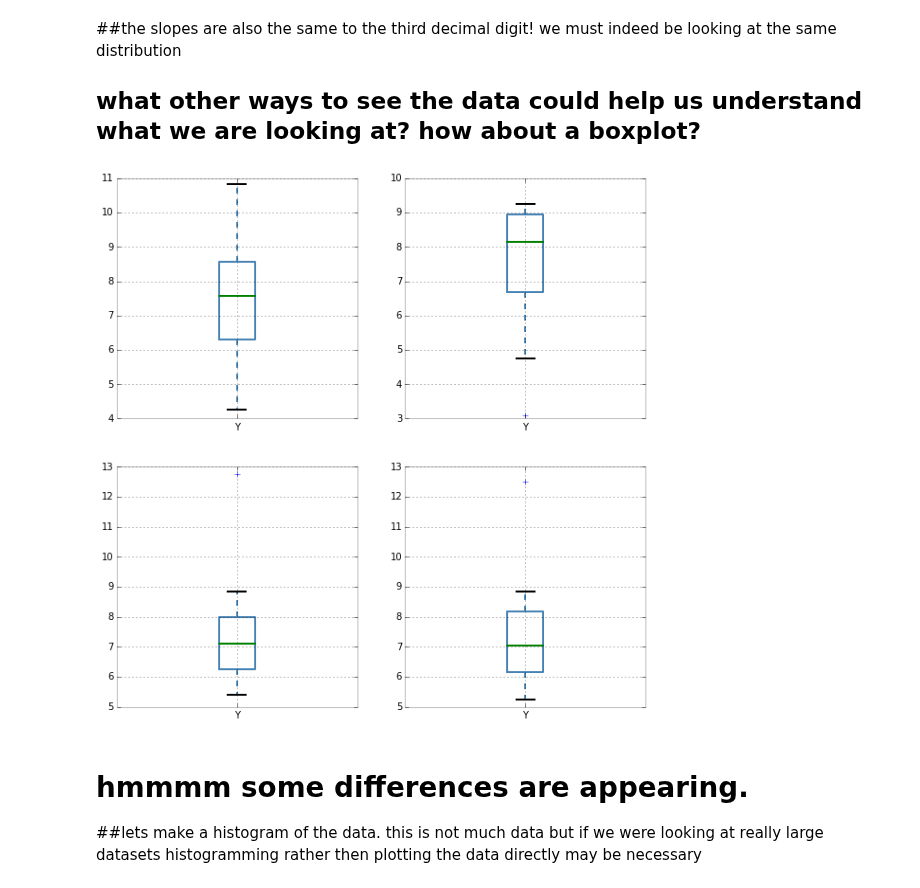
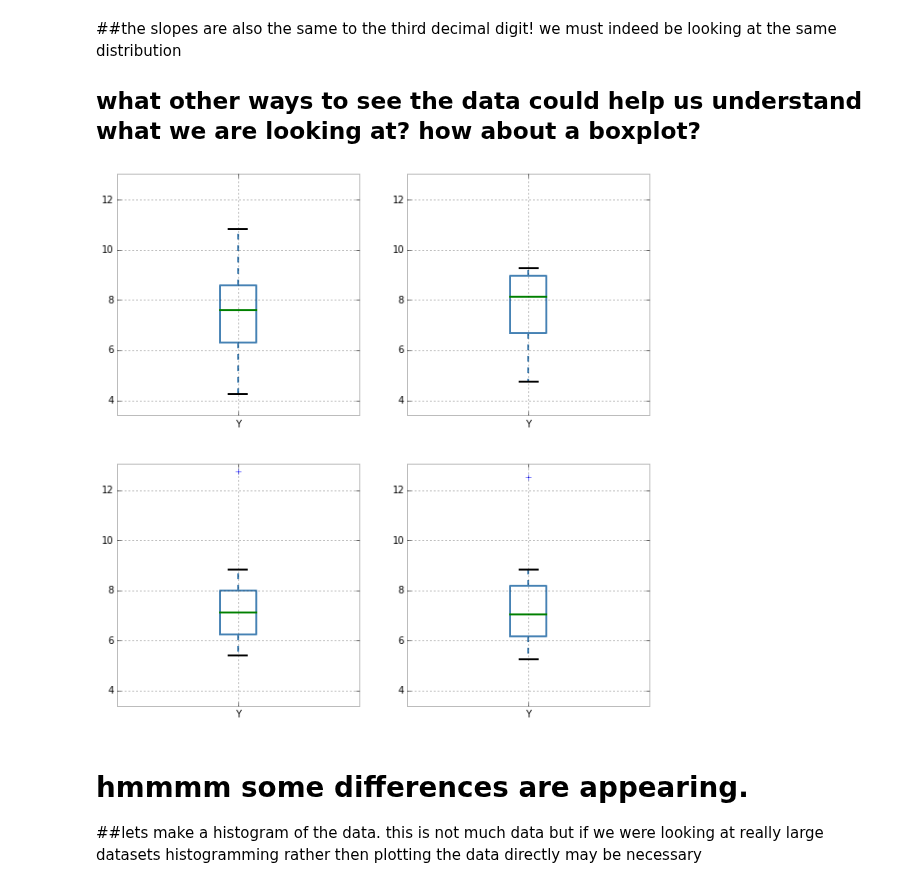
Before and after one commit to fedhere/UInotebooks, a Jupyter notebook: Anscombe's Quartet.ipynb, the cells around one changed output. Saved outputs shown, nothing was run; the diff lists cells and outputs as text; code cells hidden in the pictures.

```diff
--- a/Anscombe's Quartet.ipynb
+++ b/Anscombe's Quartet.ipynb
@@ -176,18 +174,20 @@ dtype: float64
 # %%
 fig=pl.figure(figsize=(10,10))
 ax=[0]*4
 
 ax[0]=fig.add_subplot(221)
 ax[1]=fig.add_subplot(222)
 ax[2]=fig.add_subplot(223)
 ax[3]=fig.add_subplot(224)
 
+ylims=(min(np.concatenate([ansc.I.Y,ansc.II.Y,ansc.III.Y,ansc.IV.Y]))+0.3,max(np.concatenate([ansc.I.Y,ansc.II.Y,ansc.III.Y,ansc.IV.Y]))+0.3)
 for i,a in enumerate([ansc.I,ansc.II,ansc.III,ansc.IV]):
     #
     a.boxplot(column='Y', ax=ax[i])
+    ax[i].set_ylim( ylims)
 pl.show()
 # %% [output]
-[figure, old version]
+[figure, new version]
 # %% [markdown]
 # hmmmm some differences are appearing.
 
```
Also changed, not shown: parts of 2 cells of this notebook, 3 other files.
